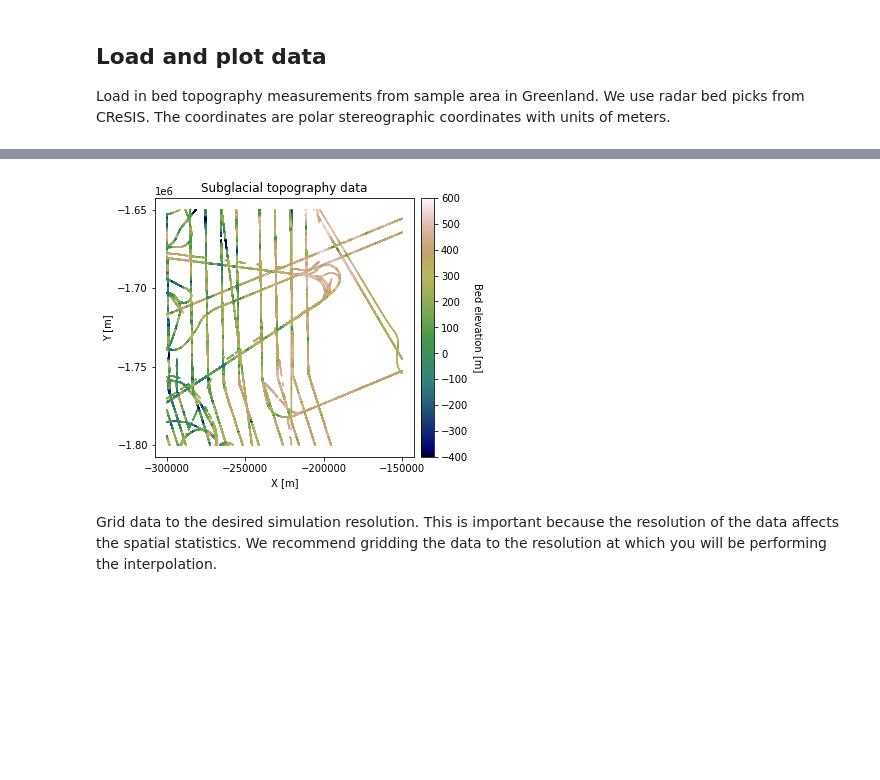
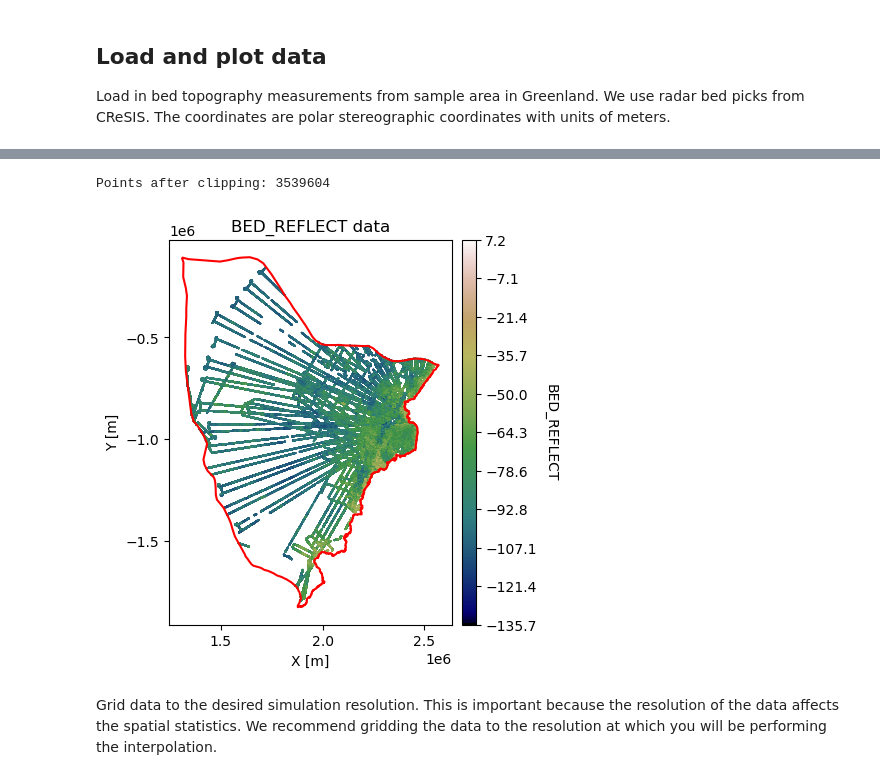
Before and after one commit to elizadawson/gstatsimbook, a Jupyter notebook: 1_Experimental_Variogram.ipynb, the cells around one changed output, grey strips where cells are left out. Drawn from its saved outputs; the diff is of its cells as text; code cells hidden in the pictures; blank space fills up the shorter version.

Commit message:
geoparquet load and clip w shape file

```diff
--- a/1_Experimental_Variogram.ipynb
+++ b/1_Experimental_Variogram.ipynb
@@ -20,11 +20,9 @@ import gstatsim as gs
 
 Load in bed topography measurements from sample area in Greenland. We use radar bed picks from CReSIS. The coordinates are polar stereographic coordinates with units of meters.
 # %%
-df_bed = pd.read_csv('data/greenland_test_data.csv')
+# df_bed = pd.read_csv('data/greenland_test_data.csv')
 ## importing icethk data
-gdf = gpd.read_parquet("~/data/icethk_all.parquet")
+gdf = gpd.read_parquet("data/icethk_all.parquet")
 
-# remove erroneously high values due to bad bed picks
-df_bed = df_bed[df_bed['Bed'] <= 700]
-df_bed.head()
+gdf.head()
 # %% [output]
@@ -40,0 +35,3 @@ The data length is 487814
+# %%
+# select the field to plot
+field = 'BED_REFLECT'
@@ -41,22 +69,28 @@ The data length is 487814
+# %%
+# Clip data to WilkesLand boundary (wilkes already loaded and reprojected above)
+gdf = gpd.clip(gdf, wilkes)
+print(f"Points after clipping: {len(gdf)}")
+# %% [output]
+Points after clipping: 3539604
 # %%
-# plot data
-fig = plt.figure(figsize = (5,5))
-ax = plt.gca()
-im = ax.scatter(df_bed['X'], df_bed['Y'], c=df_bed['Bed'], vmin=-400, vmax=600,
-                     marker='.', s=0.5, cmap='gist_earth')
-plt.title('Subglacial topography data')
+# Plot the clipped data
+fig, ax = plt.subplots(figsize=(5, 5))
+im = ax.scatter(gdf['X'], gdf['Y'], c=gdf[field], vmin=vmin, vmax=vmax,
+                marker='.', s=0.5, cmap='gist_earth')
+wilkes.boundary.plot(ax=ax, color='red', linewidth=1.5)
+plt.title(f'{field} data')
 plt.xlabel('X [m]'); plt.ylabel('Y [m]')
 plt.locator_params(nbins=5)
 plt.axis('scaled')
 
 # make colorbar
 divider = make_axes_locatable(ax)
 cax = divider.append_axes('right', size='5%', pad=0.1)
-cbar = plt.colorbar(im, ticks=np.linspace(-400, 600, 11), cax=cax)
-cbar.set_label("Bed elevation [m]", rotation=270, labelpad=15)
+cbar = plt.colorbar(im, ticks=np.linspace(vmin, vmax, 11), cax=cax)
+cbar.set_label(field, rotation=270, labelpad=15)
 plt.show()
 # %% [output]
-[figure, old version]
+[figure, new version]
 # %% [markdown]
 Grid data to the desired simulation resolution. This is important because the resolution of the data affects the spatial statistics. We recommend gridding the data to the resolution at which you will be performing the interpolation.
 # %%
```
Also changed, not shown: parts of 3 cells of this notebook, 3 other files.
